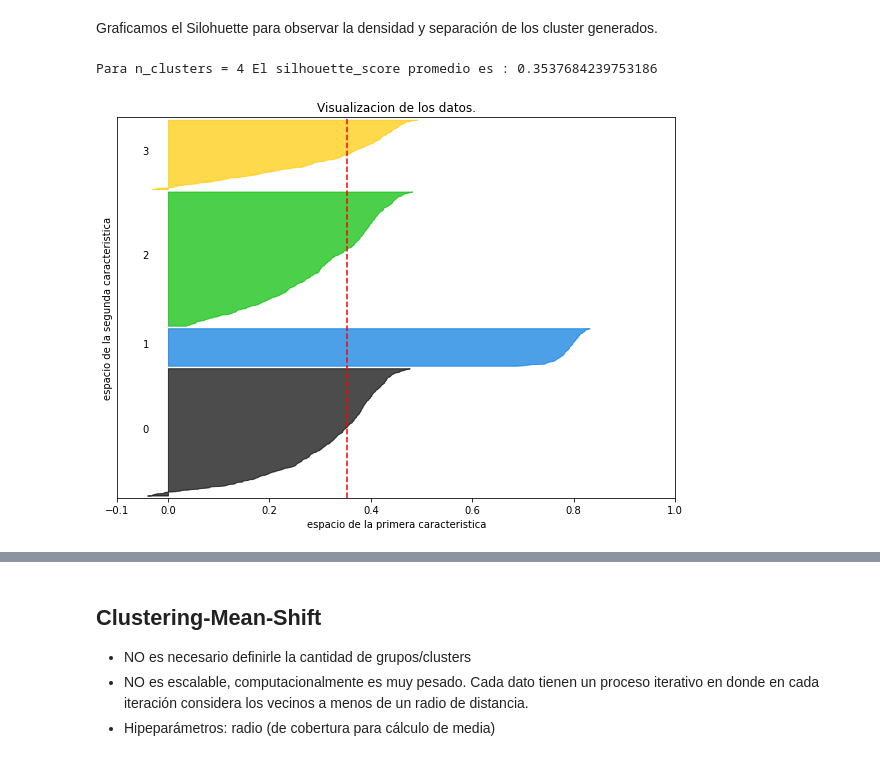
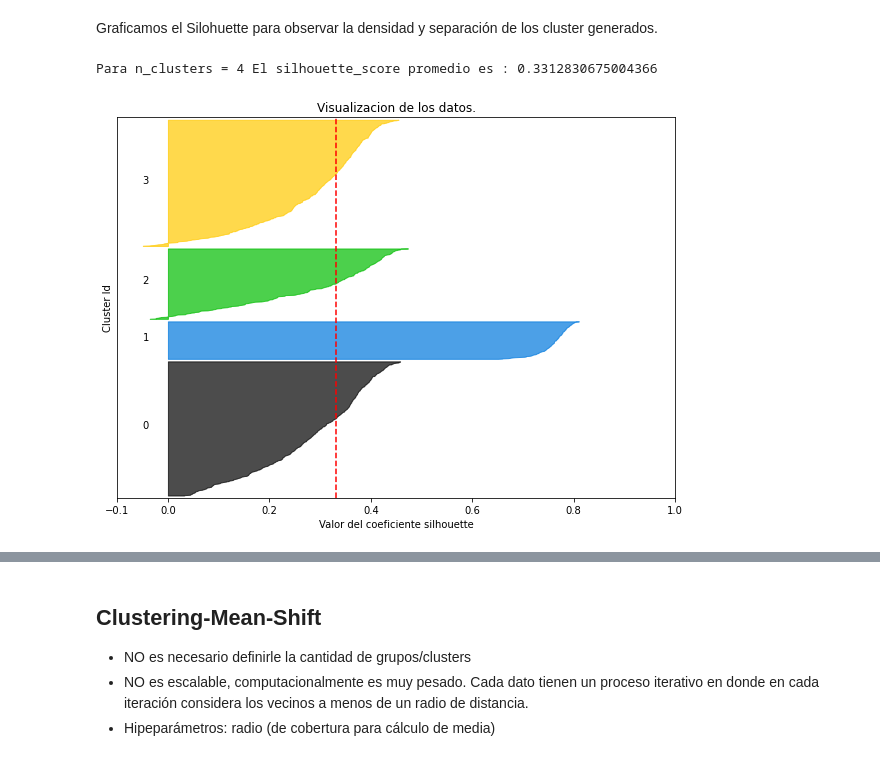
Before and after one commit to leoborgnino/aprendizajeNOsupervizado, a Jupyter notebook: 2020/Practico Aprendizaje No Supervisado.ipynb, the cells around one changed output, grey strips where cells are left out. Saved outputs shown, nothing was run; the diff lists cells and outputs as text; code cells hidden in the pictures.

```diff
--- a/2020/Practico Aprendizaje No Supervisado.ipynb
+++ b/2020/Practico Aprendizaje No Supervisado.ipynb
@@ -216,3 +216,6 @@ df_skills.head(5)
+# %%
+std_scale = preprocessing.MinMaxScaler().fit_transform(df_skills.values)
+df_skills = pd.DataFrame(std_scale)
 # %% [markdown]
 ## 2- Evaluación visual e intuitiva de a dos variables por vez.
 # %%
@@ -306,8 +309,8 @@ bool_no_crack=df_n["overall"]<91
 
 
 #Eligo dos números entre 0 y  de n_skills-1
-skill_1=skills_ratings[28]
-skill_2=skills_ratings[5]
+skill_1 = 28
+skill_2 = 5
 
 
 kmean_clusters = go.Scatter(x=df_skills[skill_1], y=df_skills[skill_2],
@@ -328,8 +331,8 @@ crack =go.Scatter(x=df_skills.loc[bool_crack,skill_1], y=df_skills.loc[bool_crac
 data=[kmean_clusters,crack]
 
 layout = go.Layout(title="Clustering K means ",titlefont=dict(size=20),
-                xaxis=dict(title=skill_1),
-                yaxis=dict(title=skill_2),
+                xaxis=dict(title=skills_ratings[skill_1]),
+                yaxis=dict(title=skills_ratings[skill_2]),
                 autosize=False, width=1000,height=1000)
 
 fig = go.Figure(data=data, layout=layout)
@@ -422,34 +409,34 @@ for i in range(1):
     for i in range(n_clust):
         # Aggregate the silhouette scores for samples belonging to
         # cluster i, and sort them
         ith_cluster_silhouette_values = \
             sample_silhouette_values[cluster_labels == i]
 
         ith_cluster_silhouette_values.sort()
 
         size_cluster_i = ith_cluster_silhouette_values.shape[0]
         y_upper = y_lower + size_cluster_i
 
         color = cm.nipy_spectral(float(i) / n_clust)
         ax1.fill_betweenx(np.arange(y_lower, y_upper),
                           0, ith_cluster_silhouette_values,
                           facecolor=color, edgecolor=color, alpha=0.7)
 
         # Label the silhouette plots with their cluster numbers at the middle
         ax1.text(-0.05, y_lower + 0.5 * size_cluster_i, str(i))
 
         # Compute the new y_lower for next plot
         y_lower = y_upper + 10  # 10 for the 0 samples
 
     ax1.set_title("Visualizacion de los datos.")
-    ax1.set_xlabel("espacio de la primera caracteristica")
-    ax1.set_ylabel("espacio de la segunda caracteristica")
+    ax1.set_xlabel("Valor del coeficiente silhouette")
+    ax1.set_ylabel("Cluster Id")
 
     # The vertical line for average silhouette score of all the values
     ax1.axvline(x=silhouette_avg, color="red", linestyle="--")
 
     ax1.set_yticks([])  # Clear the yaxis labels / ticks
     ax1.set_xticks([-0.1, 0, 0.2, 0.4, 0.6, 0.8, 1])
 # %% [output]
-Para n_clusters = 4 El silhouette_score promedio es : 0.3537684239753186
+Para n_clusters = 4 El silhouette_score promedio es : 0.3312830675004366
-[figure, old version]
+[figure, new version]
```
Also changed, not shown: parts of 50 cells of this notebook.
